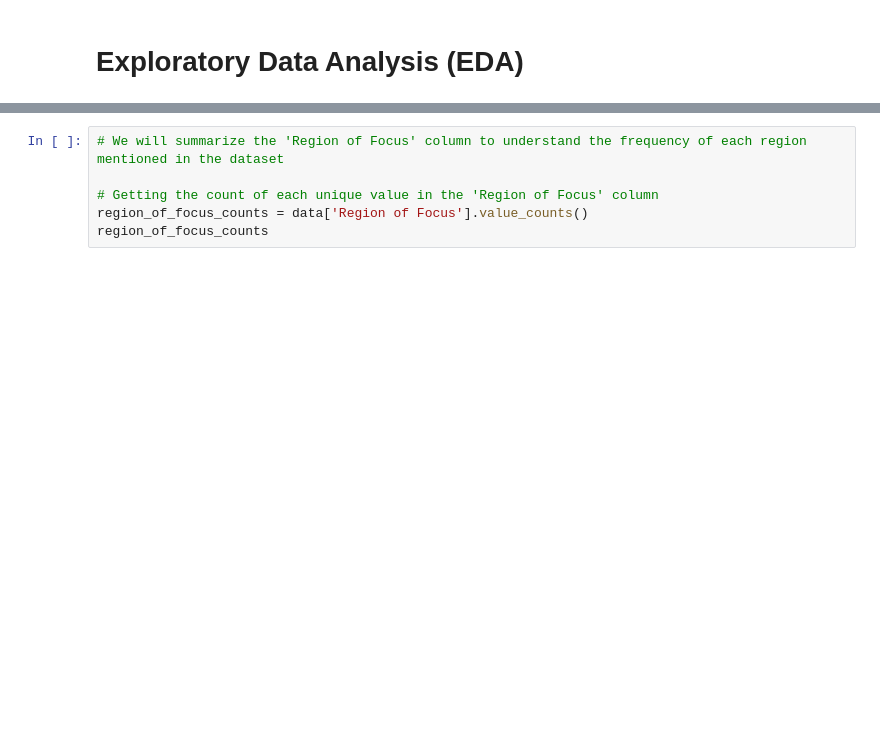
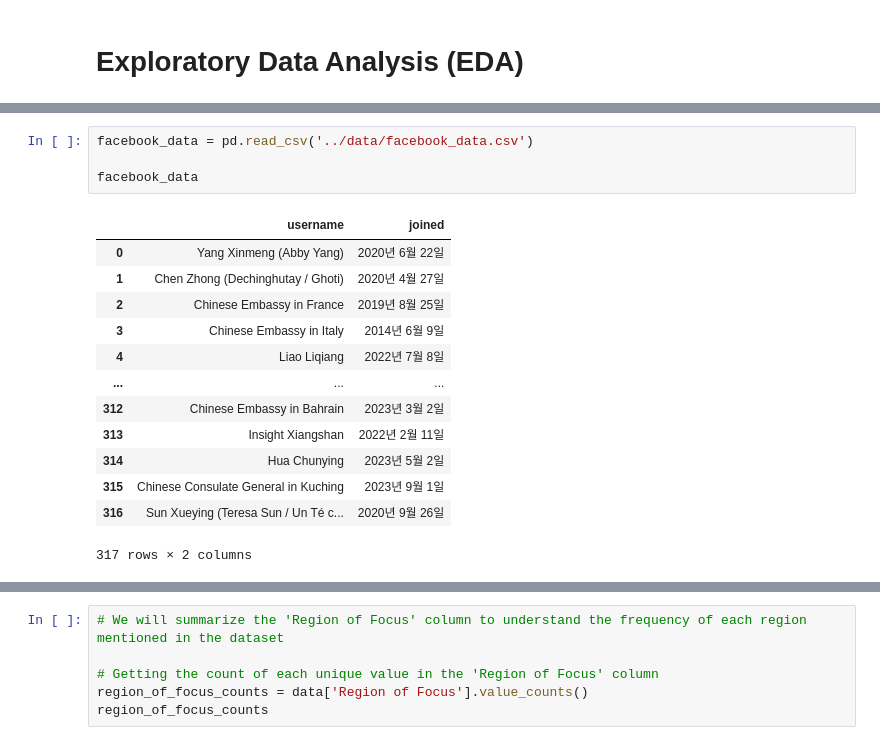
Before and after one commit to moonchanyong/yummy-data, a Jupyter notebook: research/exploratory_data_analysis.ipynb, the cells around one changed output, grey strips where cells are left out. Saved outputs shown, nothing was run; the diff lists cells and outputs as text; blank space fills up the shorter version.

```diff
--- a/research/exploratory_data_analysis.ipynb
+++ b/research/exploratory_data_analysis.ipynb
@@ -35,0 +88,18 @@ memory usage: 154.1+ KB
+# %%
+facebook_data = pd.read_csv('../data/facebook_data.csv')
+
+facebook_data
+# %% [output]
+|  | username | joined |
+| 0 | Yang Xinmeng (Abby Yang) | 2020년 6월 22일 |
+| 1 | Chen Zhong (Dechinghutay / Ghoti) | 2020년 4월 27일 |
+| 2 | Chinese Embassy in France | 2019년 8월 25일 |
+| 3 | Chinese Embassy in Italy | 2014년 6월 9일 |
+| 4 | Liao Liqiang | 2022년 7월 8일 |
+| ... | ... | ... |
+| 312 | Chinese Embassy in Bahrain | 2023년 3월 2일 |
+| 313 | Insight Xiangshan | 2022년 2월 11일 |
+| 314 | Hua Chunying | 2023년 5월 2일 |
+| 315 | Chinese Consulate General in Kuching | 2023년 9월 1일 |
+| 316 | Sun Xueying (Teresa Sun / Un Té c... | 2020년 9월 26일 |
+317 rows × 2 columns
```
Also changed, not shown: parts of 17 cells of this notebook, 32 other files.
